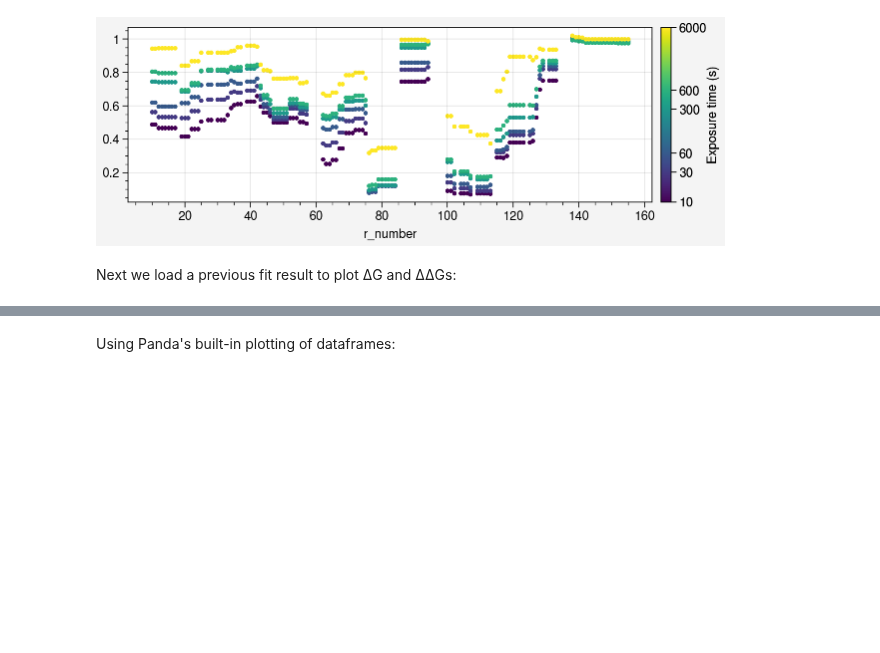
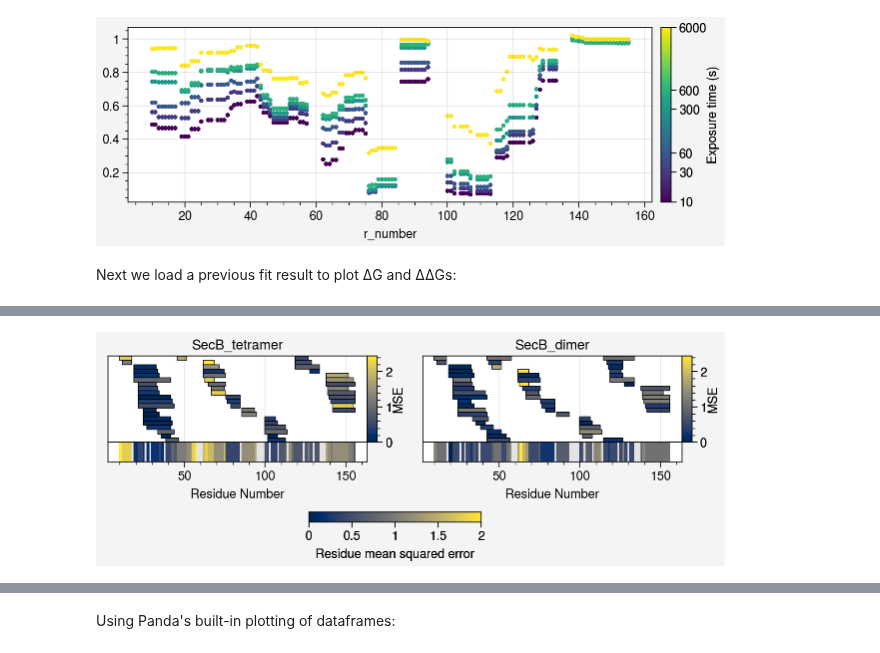
Before and after one commit to Jhsmit/PyHDX, a Jupyter notebook: docs/examples/04_plot_output.ipynb, the cells around one changed output, grey strips where cells are left out. Drawn from its saved outputs; the diff is of its cells as text; code cells hidden in the pictures; blank space fills up the shorter version.

```diff
--- a/docs/examples/04_plot_output.ipynb
+++ b/docs/examples/04_plot_output.ipynb
@@ -65,0 +77,6 @@ fitresult.mse_loss, fitresult.total_loss
+# %%
+fig, axes, cbars = peptide_mse_figure(fitresult.get_peptide_mse())
+collections, cbar = add_mse_panels(axes, fitresult, fig=fig, cbar=True)
+cbar.set_label('Residue mean squared error')
+# %% [output]
+[figure, added]
```
Also changed, not shown: parts of 8 cells of this notebook, 4 other files.
